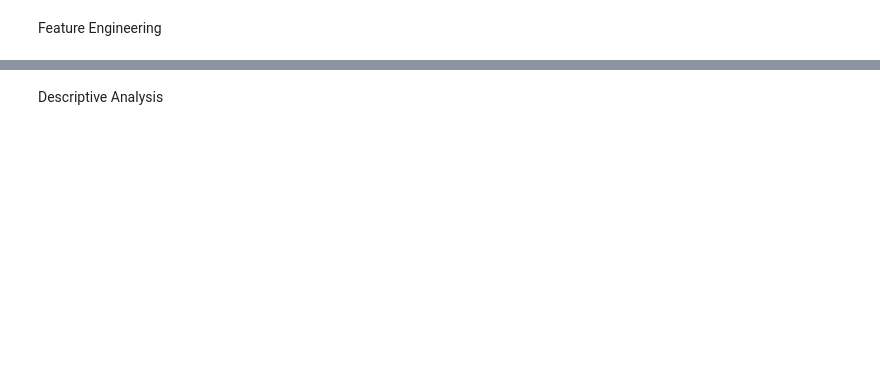
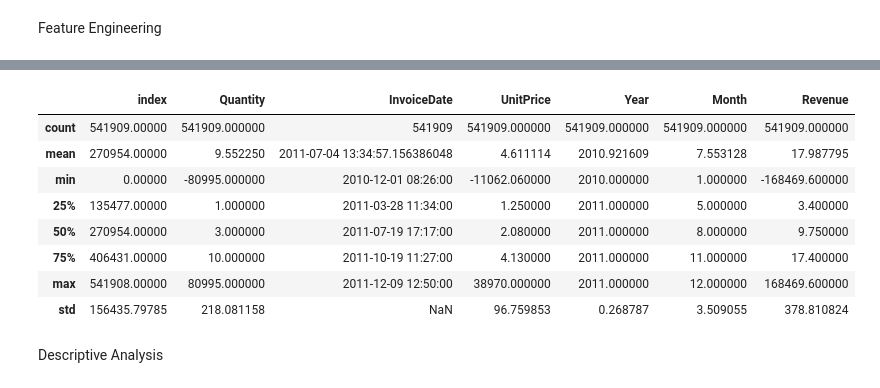
Before and after one commit to BihaniM/portfolio-project-1, a Jupyter notebook: Portfolio_project.ipynb, the cells around one changed output, grey strips where cells are left out. Saved outputs shown, nothing was run; the diff lists cells and outputs as text; code cells hidden in the pictures; blank space fills up the shorter version.

```diff
--- a/Portfolio_project.ipynb
+++ b/Portfolio_project.ipynb
@@ -147,2 +152,14 @@ df['Revenue'] = df['Quantity'] * df['UnitPrice']
+# %%
+df.describe()
+# %% [output]
+|  | index | Quantity | InvoiceDate | UnitPrice | Year | Month | Revenue |
+| count | 541909.00000 | 541909.000000 | 541909 | 541909.000000 | 541909.000000 | 541909.000000 | 541909.000000 |
+| mean | 270954.00000 | 9.552250 | 2011-07-04 13:34:57.156386048 | 4.611114 | 2010.921609 | 7.553128 | 17.987795 |
+| min | 0.00000 | -80995.000000 | 2010-12-01 08:26:00 | -11062.060000 | 2010.000000 | 1.000000 | -168469.600000 |
+| 25% | 135477.00000 | 1.000000 | 2011-03-28 11:34:00 | 1.250000 | 2011.000000 | 5.000000 | 3.400000 |
+| 50% | 270954.00000 | 3.000000 | 2011-07-19 17:17:00 | 2.080000 | 2011.000000 | 8.000000 | 9.750000 |
+| 75% | 406431.00000 | 10.000000 | 2011-10-19 11:27:00 | 4.130000 | 2011.000000 | 11.000000 | 17.400000 |
+| max | 541908.00000 | 80995.000000 | 2011-12-09 12:50:00 | 38970.000000 | 2011.000000 | 12.000000 | 168469.600000 |
+| std | 156435.79785 | 218.081158 | NaN | 96.759853 | 0.268787 | 3.509055 | 378.810824 |
 # %% [markdown]
 Descriptive Analysis
```
Also changed, not shown: parts of 13 cells of this notebook.
